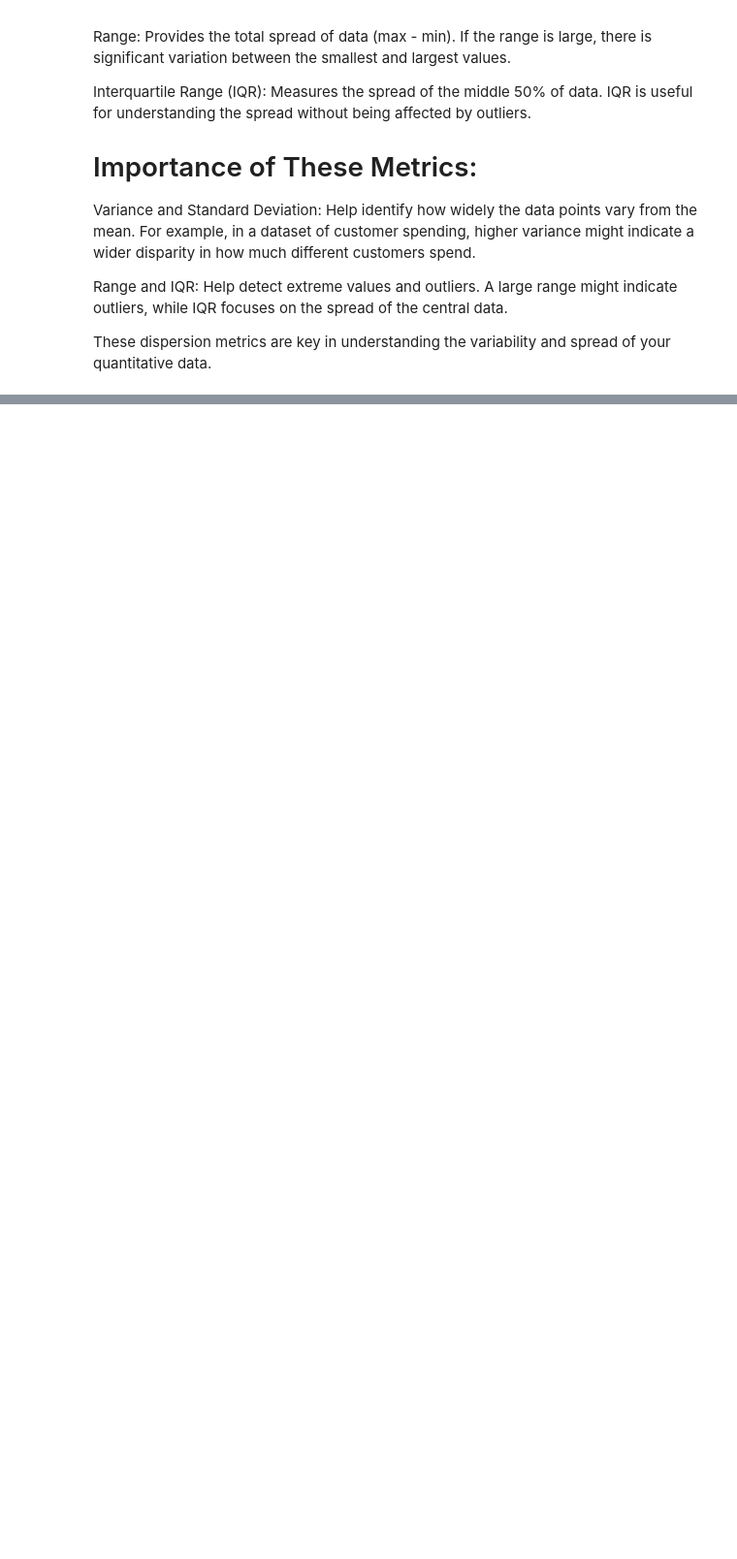
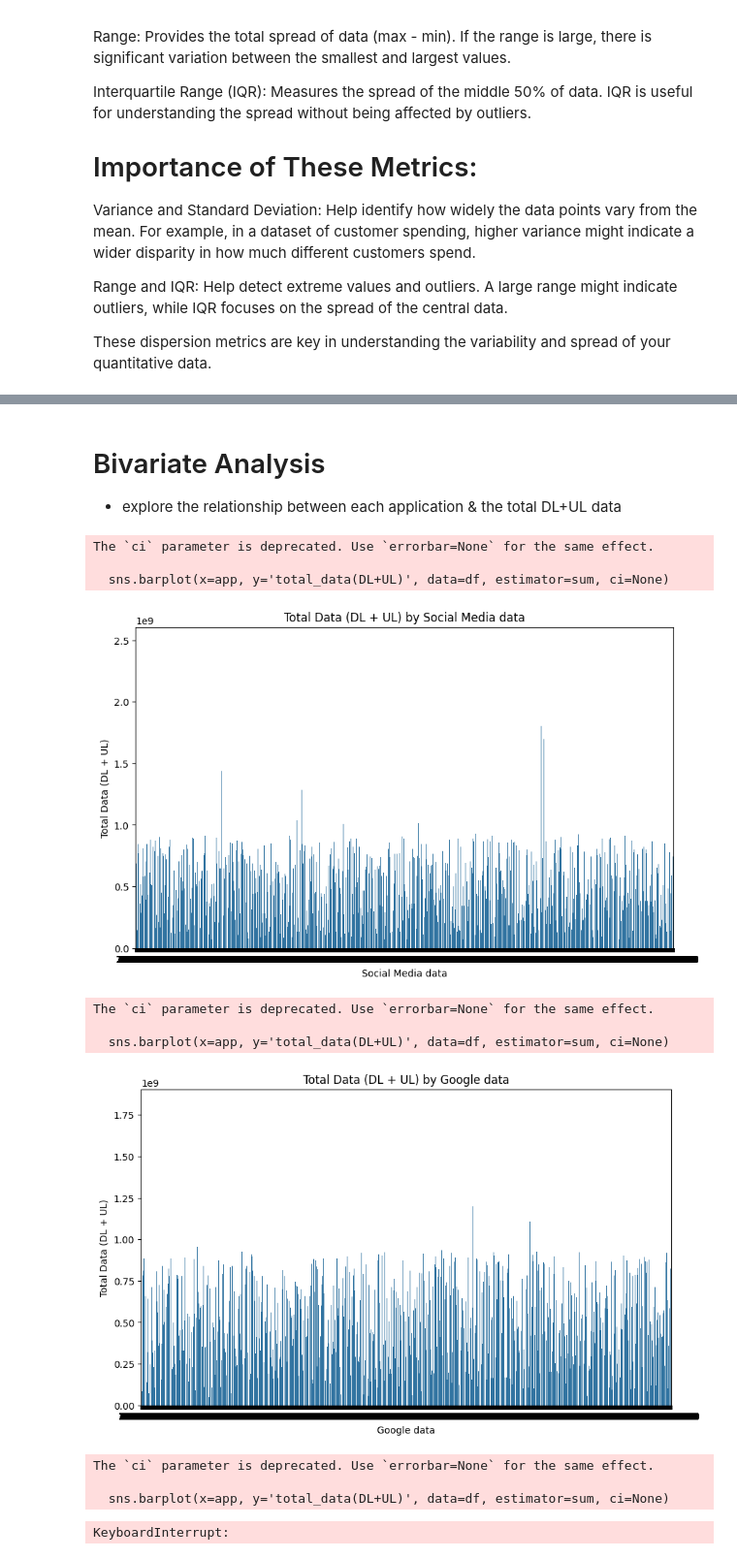
Before and after one commit to Akeab-tame/Week-02-Challenge, a Jupyter notebook: notebooks/overview_analysis.ipynb, the cells around one changed output, grey strips where cells are left out. Shown at 97% size. Drawn from its saved outputs; the diff is of its cells as text; code cells hidden in the pictures; blank space fills up the shorter version.

Commit message:
The Bivariate analysis commit but the running time is large

```diff
--- a/notebooks/overview_analysis.ipynb
+++ b/notebooks/overview_analysis.ipynb
@@ -507,0 +601,38 @@ These dispersion metrics are key in understanding the variability and spread of
+# %% [markdown]
+# Bivariate Analysis
+- explore the relationship between each application & the total DL+UL data
+# %%
+df['Social Media data'] = df['Social Media DL (Bytes)'] + df['Social Media UL (Bytes)']
+df['Google data'] = df['Google DL (Bytes)'] + df['Google UL (Bytes)']
+df['Email data'] = df['Email DL (Bytes)'] + df['Email UL (Bytes)']
+df['Youtube data'] = df['Youtube DL (Bytes)'] + df['Youtube UL (Bytes)']
+df['Netflix data'] = df['Netflix DL (Bytes)'] + df['Netflix UL (Bytes)']
+df['Gaming data'] = df['Gaming DL (Bytes)'] + df['Gaming UL (Bytes)']
+df['Other data'] = df['Other DL (Bytes)'] + df['Other UL (Bytes)']
+# %%
+df['total_data(DL+UL)'] = df['Total DL (Bytes)'] + df['Total UL (Bytes)']
+# %%
+# List of the application variables
+applications = ['Social Media data', 'Google data', 'Email data', 'Youtube data', 'Netflix data', 'Gaming data', 'Other data']
+
+# Bar Plot (Aggregated total data per application)
+for app in applications:
+    plt.figure(figsize=(10, 6))
+    sns.barplot(x=app, y='total_data(DL+UL)', data=df, estimator=sum, ci=None)
+    plt.title(f'Total Data (DL + UL) by {app}')
+    plt.xlabel(app)
+    plt.ylabel('Total Data (DL + UL)')
+    plt.show()
+# %% [output]
+The `ci` parameter is deprecated. Use `errorbar=None` for the same effect.
+
+  sns.barplot(x=app, y='total_data(DL+UL)', data=df, estimator=sum, ci=None)
+[figure, added]
+The `ci` parameter is deprecated. Use `errorbar=None` for the same effect.
+
+  sns.barplot(x=app, y='total_data(DL+UL)', data=df, estimator=sum, ci=None)
+[figure, added]
+The `ci` parameter is deprecated. Use `errorbar=None` for the same effect.
+
+  sns.barplot(x=app, y='total_data(DL+UL)', data=df, estimator=sum, ci=None)
+KeyboardInterrupt:
```
Also changed, not shown: parts of 18 cells of this notebook.
